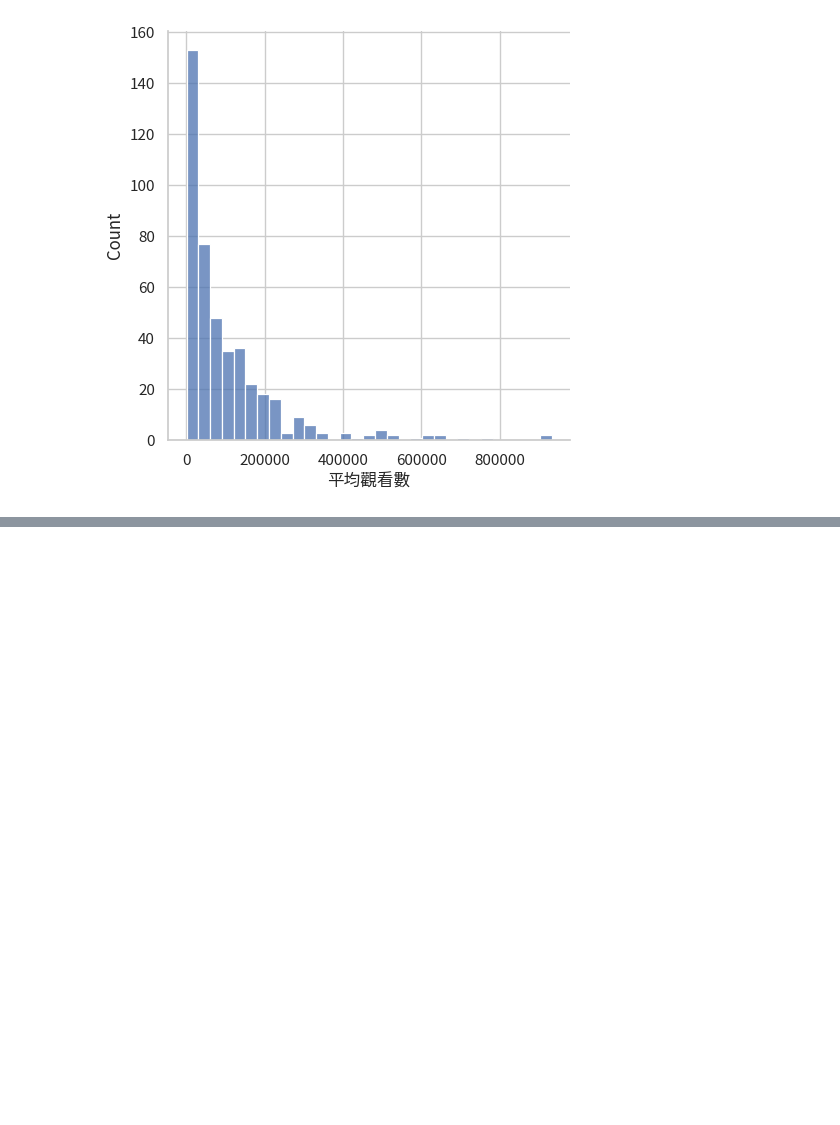
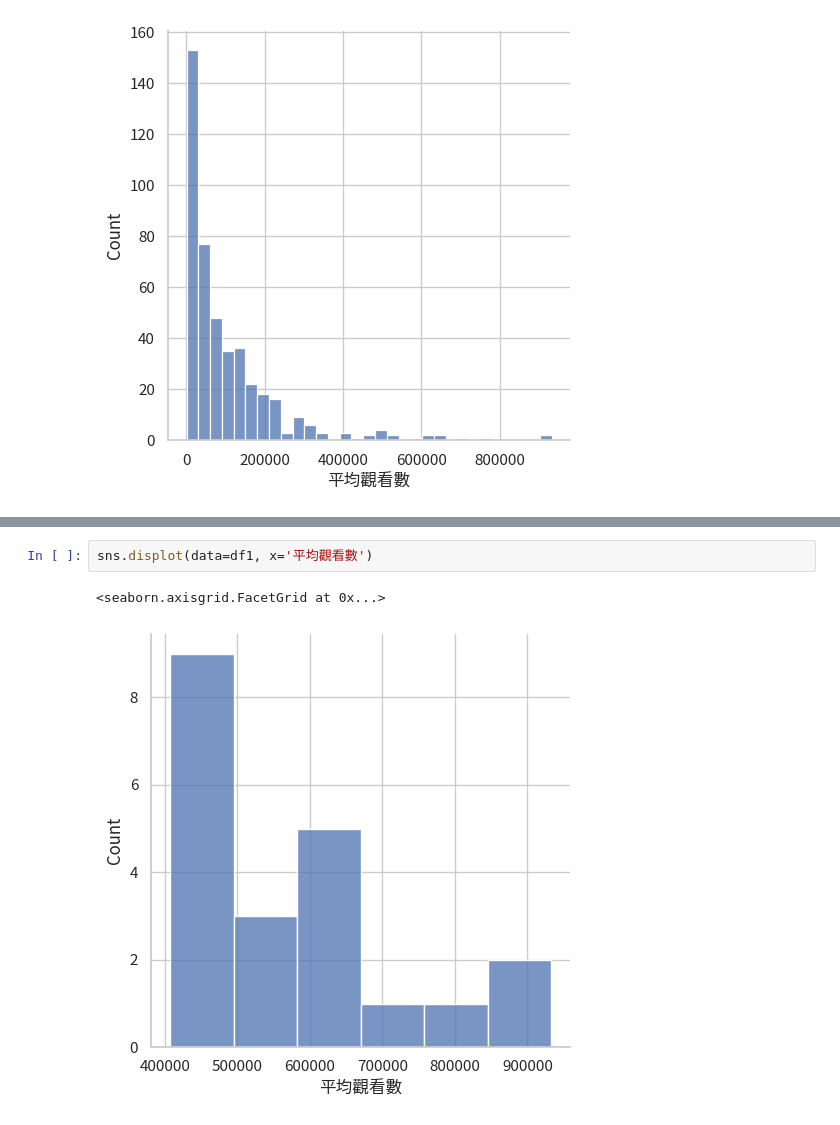
Before and after one commit to hsiaoyt0923/Anime_View_Number_Regression, a Jupyter notebook: visualize.ipynb, the cells around one changed output, grey strips where cells are left out. Drawn from its saved outputs; the diff is of its cells as text; blank space fills up the shorter version.

```diff
--- a/visualize.ipynb
+++ b/visualize.ipynb
@@ -168,0 +166,5 @@ df.loc[df['平均觀看數'] > 400000].sort_values('平均觀看數', ascending=
+# %%
+sns.displot(data=df1, x='平均觀看數')
+# %% [output]
+<seaborn.axisgrid.FacetGrid at 0x...>
+[figure, added]
```
Also changed, not shown: parts of 6 cells of this notebook, 1 other file.
